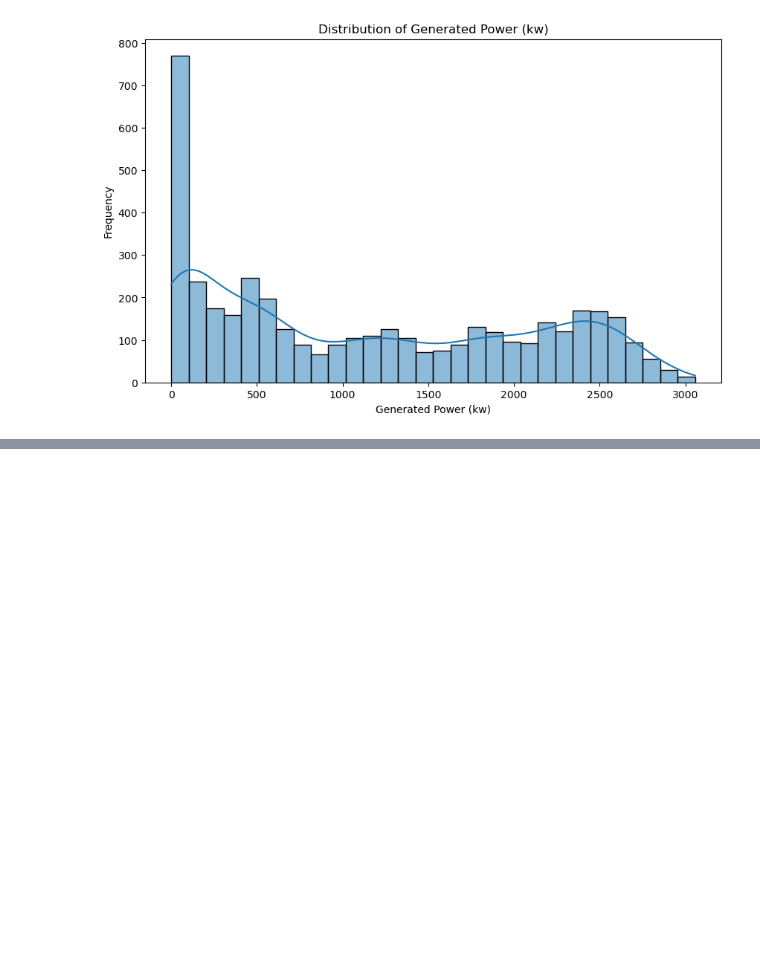
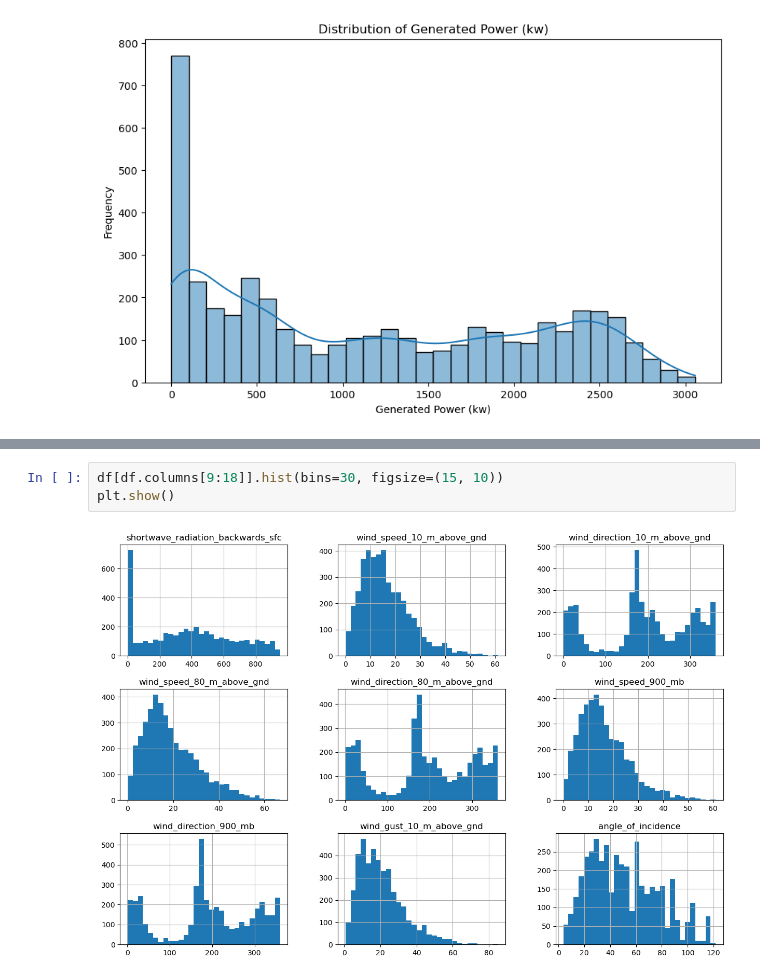
Before and after one commit to yashdeshpandex1/Week-1, a Jupyter notebook: solarpowerprediction.ipynb, the cells around one changed output, grey strips where cells are left out. Cells and saved outputs as stored; diff of their text form; blank space fills up the shorter version.

```diff
--- a/solarpowerprediction.ipynb
+++ b/solarpowerprediction.ipynb
@@ -108,0 +116,5 @@ plt.show()
+# %%
+df[df.columns[9:18]].hist(bins=30, figsize=(15, 10))
+plt.show()
+# %% [output]
+[figure, added]
```
Also changed, not shown: parts of 7 cells of this notebook.
